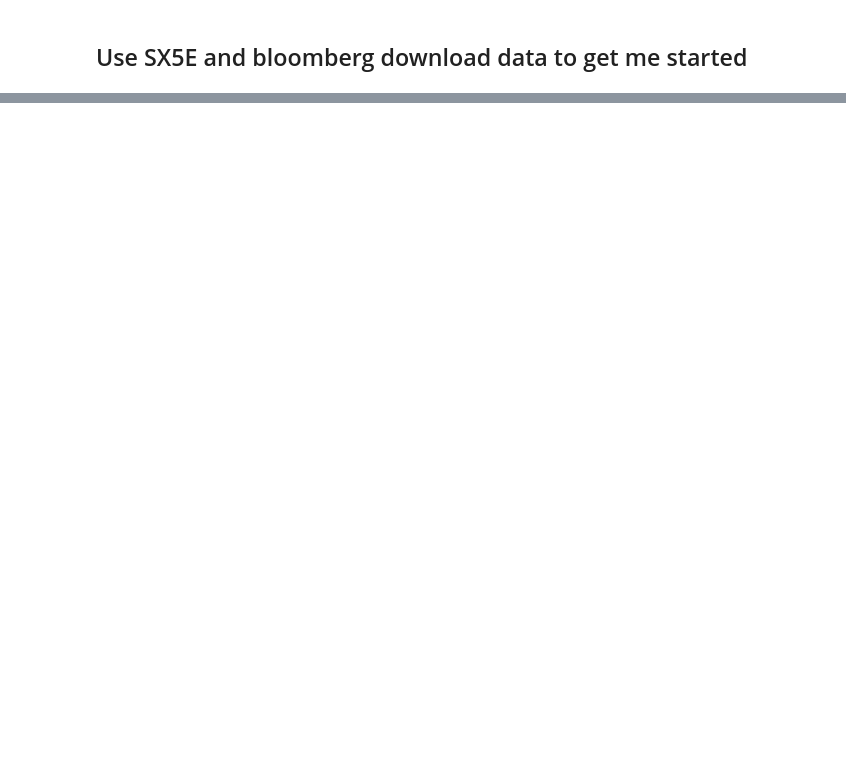
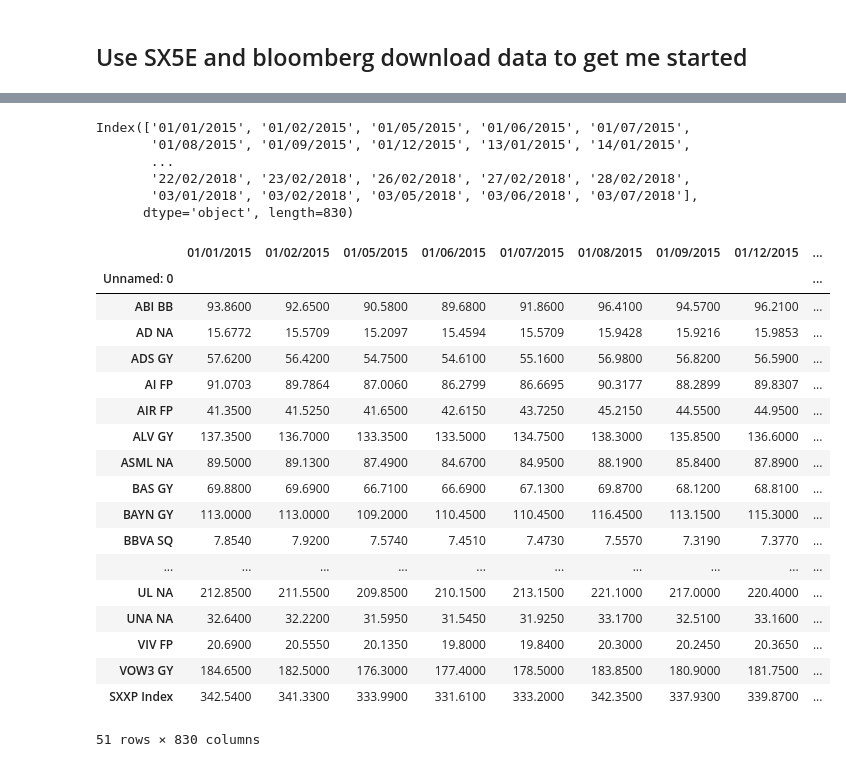
Before and after one commit to zliyclh/post_result, a Jupyter notebook: Starter code.ipynb, the cells around one changed output, grey strips where cells are left out. Drawn from its saved outputs; the diff is of its cells as text; code cells hidden in the pictures; blank space fills up the shorter version.

Commit message:
transform all the datetime to %d/%m/%Y style

```diff
--- a/Starter code.ipynb
+++ b/Starter code.ipynb
@@ -17,7 +18,7 @@ tabs_to_grab=['Quarter','Date','Reported EPS','Comp EPS','Consensus EPS','50d MA
 data_dict={}
 
 for s in tabs_to_grab:
-    data_dict[s]=clean_sheet(pd.read_excel(r'C:\Users\Eric.Li\Documents\Post result code\Catalyst.xlsx',sheetname=s))
+    data_dict[s]=clean_sheet(pd.read_excel(r'C:\Users\Eric.Li\Documents\Post result code\Catalyst.xlsx',sheet_name=s))
 # %%
 #signal formation
 signal=data_dict['Date'][(data_dict['3d return']>2) & (data_dict['Revision']>0.02)]
@@ -72,0 +76,33 @@ signal_list
+# %%
+price=data_dict["Price"]
+new_column=pd.to_datetime(price.columns).strftime("%d/%m/%Y").tolist()
+price.columns=new_column
+# %% [output]
+Index(['01/01/2015', '01/02/2015', '01/05/2015', '01/06/2015', '01/07/2015',
+       '01/08/2015', '01/09/2015', '01/12/2015', '13/01/2015', '14/01/2015',
+       ...
+       '22/02/2018', '23/02/2018', '26/02/2018', '27/02/2018', '28/02/2018',
+       '03/01/2018', '03/02/2018', '03/05/2018', '03/06/2018', '03/07/2018'],
+      dtype='object', length=830)
+# %%
+price
+# %% [output]
+|  | 01/01/2015 | 01/02/2015 | 01/05/2015 | 01/06/2015 | 01/07/2015 | 01/08/2015 | 01/09/2015 | 01/12/2015 | ... |
+| Unnamed: 0 |  |  |  |  |  |  |  |  | ... |
+| ABI BB | 93.8600 | 92.6500 | 90.5800 | 89.6800 | 91.8600 | 96.4100 | 94.5700 | 96.2100 | ... |
+| AD NA | 15.6772 | 15.5709 | 15.2097 | 15.4594 | 15.5709 | 15.9428 | 15.9216 | 15.9853 | ... |
+| ADS GY | 57.6200 | 56.4200 | 54.7500 | 54.6100 | 55.1600 | 56.9800 | 56.8200 | 56.5900 | ... |
+| AI FP | 91.0703 | 89.7864 | 87.0060 | 86.2799 | 86.6695 | 90.3177 | 88.2899 | 89.8307 | ... |
+| AIR FP | 41.3500 | 41.5250 | 41.6500 | 42.6150 | 43.7250 | 45.2150 | 44.5500 | 44.9500 | ... |
+| ALV GY | 137.3500 | 136.7000 | 133.3500 | 133.5000 | 134.7500 | 138.3000 | 135.8500 | 136.6000 | ... |
+| ASML NA | 89.5000 | 89.1300 | 87.4900 | 84.6700 | 84.9500 | 88.1900 | 85.8400 | 87.8900 | ... |
+| BAS GY | 69.8800 | 69.6900 | 66.7100 | 66.6900 | 67.1300 | 69.8700 | 68.1200 | 68.8100 | ... |
+| BAYN GY | 113.0000 | 113.0000 | 109.2000 | 110.4500 | 110.4500 | 116.4500 | 113.1500 | 115.3000 | ... |
+| BBVA SQ | 7.8540 | 7.9200 | 7.5740 | 7.4510 | 7.4730 | 7.5570 | 7.3190 | 7.3770 | ... |
+| ... | ... | ... | ... | ... | ... | ... | ... | ... | ... |
+| UL NA | 212.8500 | 211.5500 | 209.8500 | 210.1500 | 213.1500 | 221.1000 | 217.0000 | 220.4000 | ... |
+| UNA NA | 32.6400 | 32.2200 | 31.5950 | 31.5450 | 31.9250 | 33.1700 | 32.5100 | 33.1600 | ... |
+| VIV FP | 20.6900 | 20.5550 | 20.1350 | 19.8000 | 19.8400 | 20.3000 | 20.2450 | 20.3650 | ... |
+| VOW3 GY | 184.6500 | 182.5000 | 176.3000 | 177.4000 | 178.5000 | 183.8500 | 180.9000 | 181.7500 | ... |
+| SXXP Index | 342.5400 | 341.3300 | 333.9900 | 331.6100 | 333.2000 | 342.3500 | 337.9300 | 339.8700 | ... |
+51 rows × 830 columns
```
Also changed, not shown: parts of 2 cells of this notebook, 1 other file.
